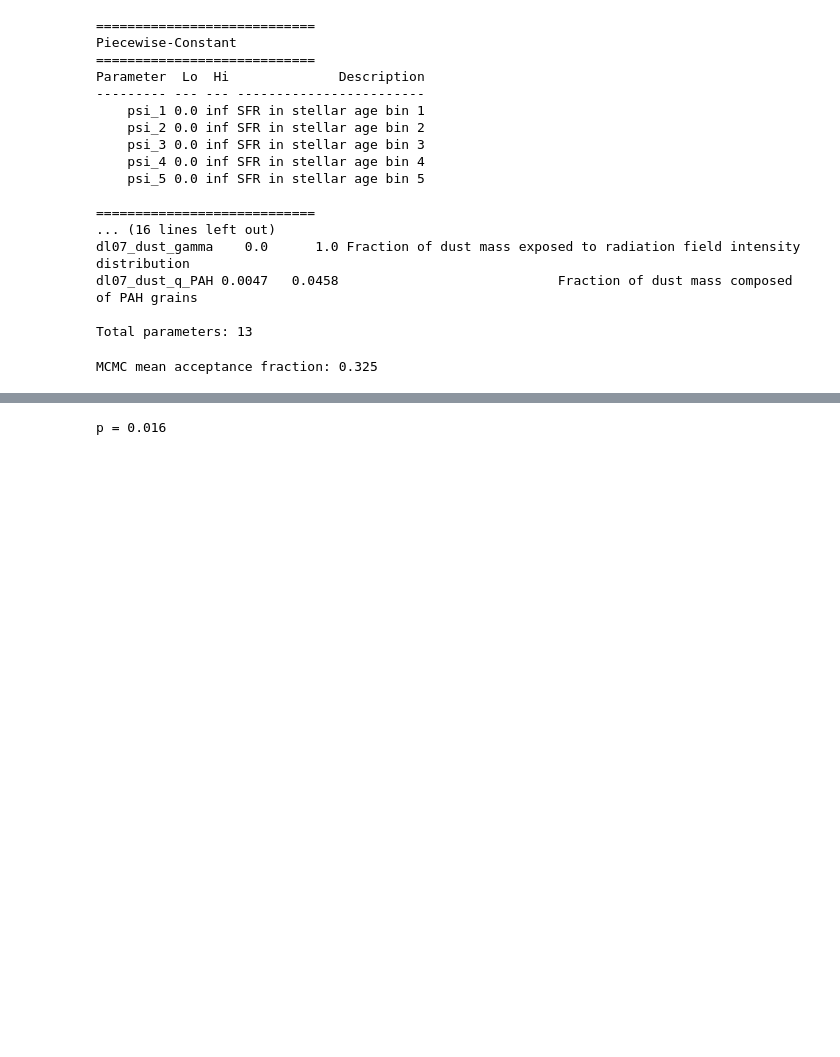
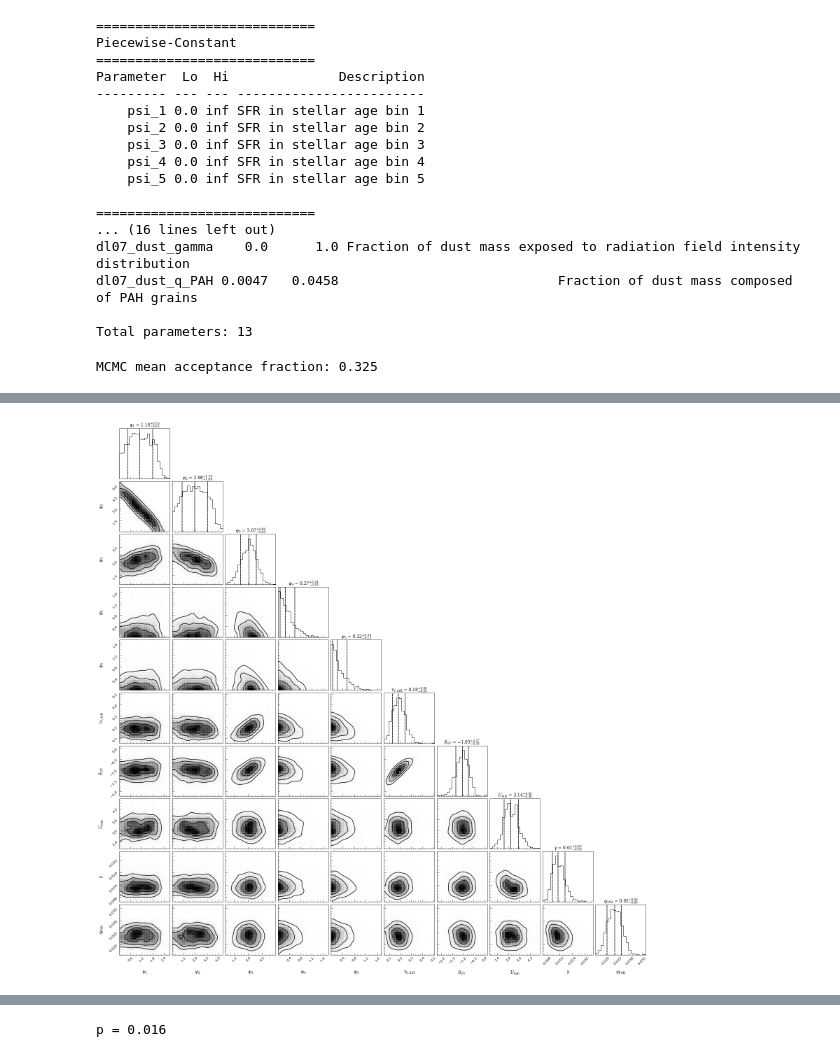
Before and after one commit to ebmonson/lightningpy, a Jupyter notebook: fit_ngc337_demo.ipynb, the cells around one changed output, grey strips where cells are left out. Cells and saved outputs as stored; diff of their text form; code cells hidden in the pictures; blank space fills up the shorter version.

```diff
--- a/fit_ngc337_demo.ipynb
+++ b/fit_ngc337_demo.ipynb
@@ -241,0 +153,10 @@ ax3.set_xlim(1e6,13.6*10**9)
+# %%
+from lightning.plots import corner_plot
+
+fig = corner_plot(l, param_arr,
+                  quantiles=(0.16, 0.50, 0.84),
+                  smooth=1,
+                  levels=None,
+                  show_titles=True)
+# %% [output]
+[figure, added]
```
Also changed, not shown: parts of 12 cells of this notebook, 9 other files.
